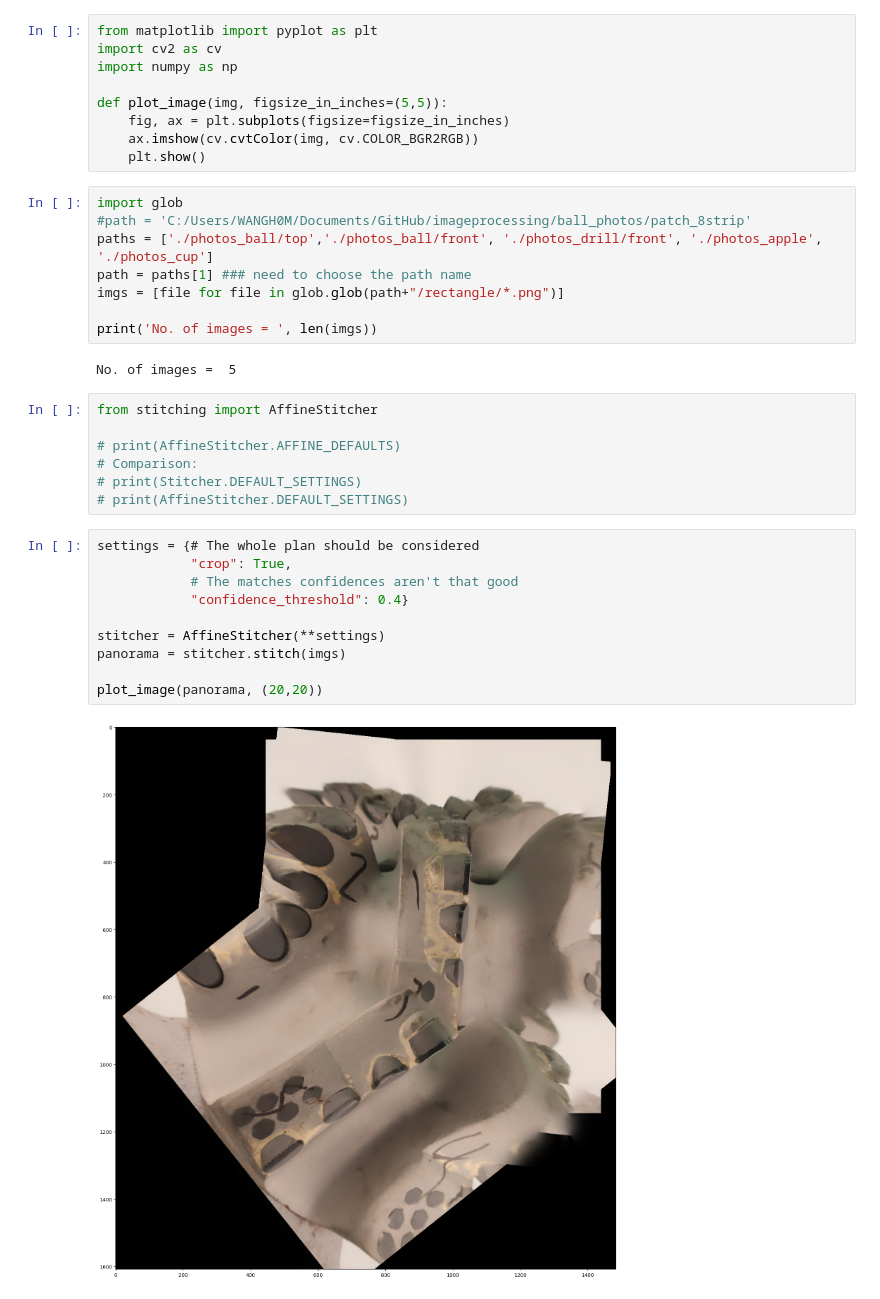
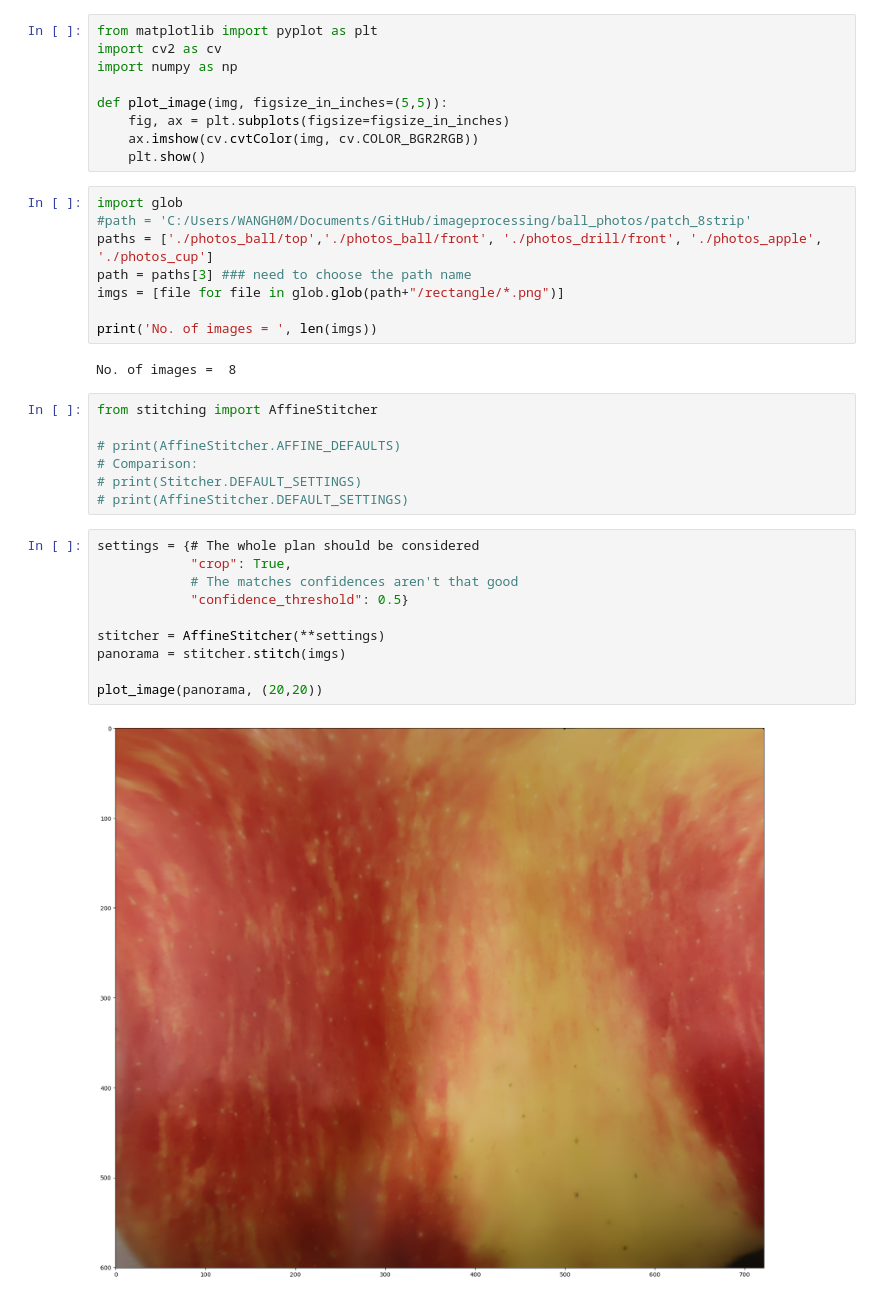
Before and after one commit to WWmore/imageprocessing, a Jupyter notebook: AffineStitch.ipynb, the cells around one changed output. Drawn from its saved outputs; the diff is of its cells as text.

```diff
--- a/AffineStitch.ipynb
+++ b/AffineStitch.ipynb
@@ -17,12 +17,12 @@ def plot_image(img, figsize_in_inches=(5,5)):
 import glob
 #path = 'C:/Users/WANGH0M/Documents/GitHub/imageprocessing/ball_photos/patch_8strip'
 paths = ['./photos_ball/top','./photos_ball/front', './photos_drill/front', './photos_apple', './photos_cup']
-path = paths[1] ### need to choose the path name
+path = paths[3] ### need to choose the path name
 imgs = [file for file in glob.glob(path+"/rectangle/*.png")]
 
 print('No. of images = ', len(imgs))
 # %% [output]
-No. of images =  5
+No. of images =  8
 # %%
 from stitching import AffineStitcher
 
@@ -33,12 +33,12 @@ from stitching import AffineStitcher
 # %%
 settings = {# The whole plan should be considered
             "crop": True,
             # The matches confidences aren't that good
-            "confidence_threshold": 0.4}
+            "confidence_threshold": 0.5}
 
 stitcher = AffineStitcher(**settings)
 panorama = stitcher.stitch(imgs)
 
 plot_image(panorama, (20,20))
 # %% [output]
-[figure, old version]
+[figure, new version]
```
Also changed, not shown: 33 other files.
